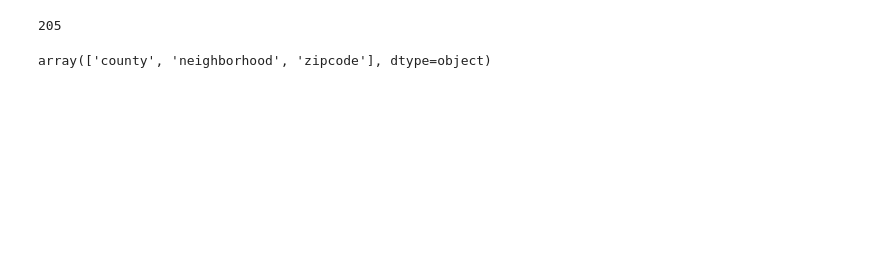
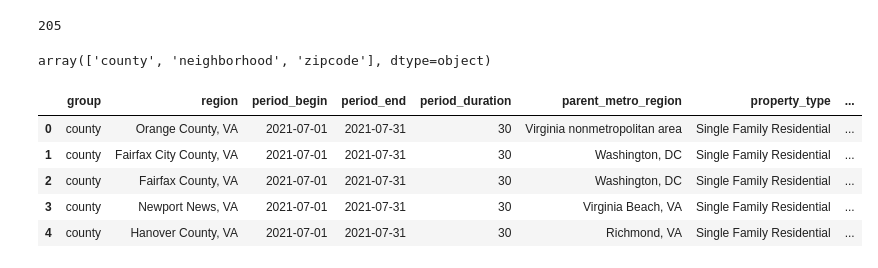
Before and after one commit to lrhf97/real_estate_neighborhood, a Jupyter notebook: RE_neighborhood_chart.ipynb, the cells around one changed output. Saved outputs shown, nothing was run; the diff lists cells and outputs as text; code cells hidden in the pictures; blank space fills up the shorter version.

```diff
--- a/RE_neighborhood_chart.ipynb
+++ b/RE_neighborhood_chart.ipynb
@@ -44,4 +46,35 @@ for f in files:
 df_all['group'].unique()
 # %% [output]
 array(['county', 'neighborhood', 'zipcode'], dtype=object)
+# %%
+Fields=[
+'group',
+'region',
+'period_begin',
+'period_end',
+'period_duration',
+'parent_metro_region',
+'property_type',
+'median_sale_price',
+'median_sale_price_yoy',
+'homes_sold',
+'new_listings_yoy',
+'median_dom',
+'median_dom_yoy',
+'avg_sale_to_list',
+'cluster_nbr',
+'0',
+'1',
+'2',
+'3'
+]
+df_all = df_all[Fields]
+df_all[df_all['group']=='county'].head()
+# %% [output]
+|  | group | region | period_begin | period_end | period_duration | parent_metro_region | property_type | ... |
+| 0 | county | Orange County, VA | 2021-07-01 | 2021-07-31 | 30 | Virginia nonmetropolitan area | Single Family Residential | ... |
+| 1 | county | Fairfax City County, VA | 2021-07-01 | 2021-07-31 | 30 | Washington, DC | Single Family Residential | ... |
+| 2 | county | Fairfax County, VA | 2021-07-01 | 2021-07-31 | 30 | Washington, DC | Single Family Residential | ... |
+| 3 | county | Newport News, VA | 2021-07-01 | 2021-07-31 | 30 | Virginia Beach, VA | Single Family Residential | ... |
+| 4 | county | Hanover County, VA | 2021-07-01 | 2021-07-31 | 30 | Richmond, VA | Single Family Residential | ... |
 # %%
```
Also changed, not shown: parts of 12 cells of this notebook, 1 other file.
